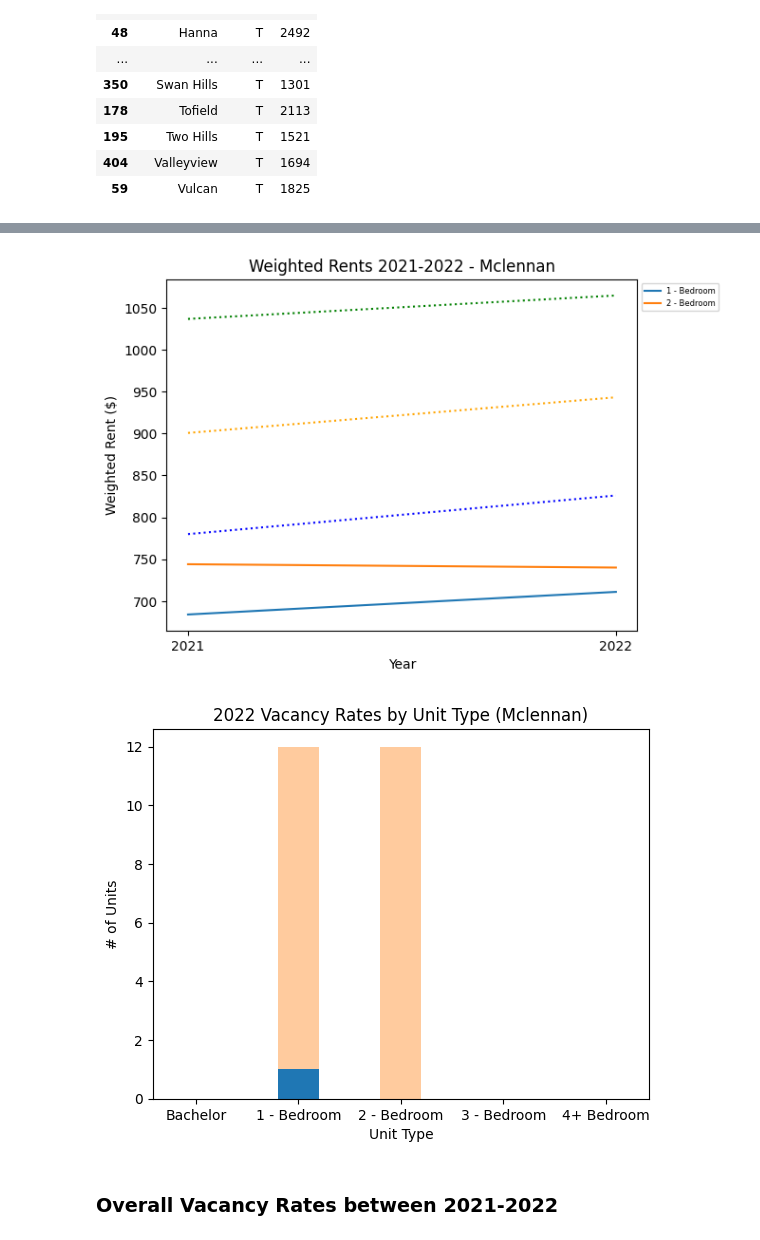
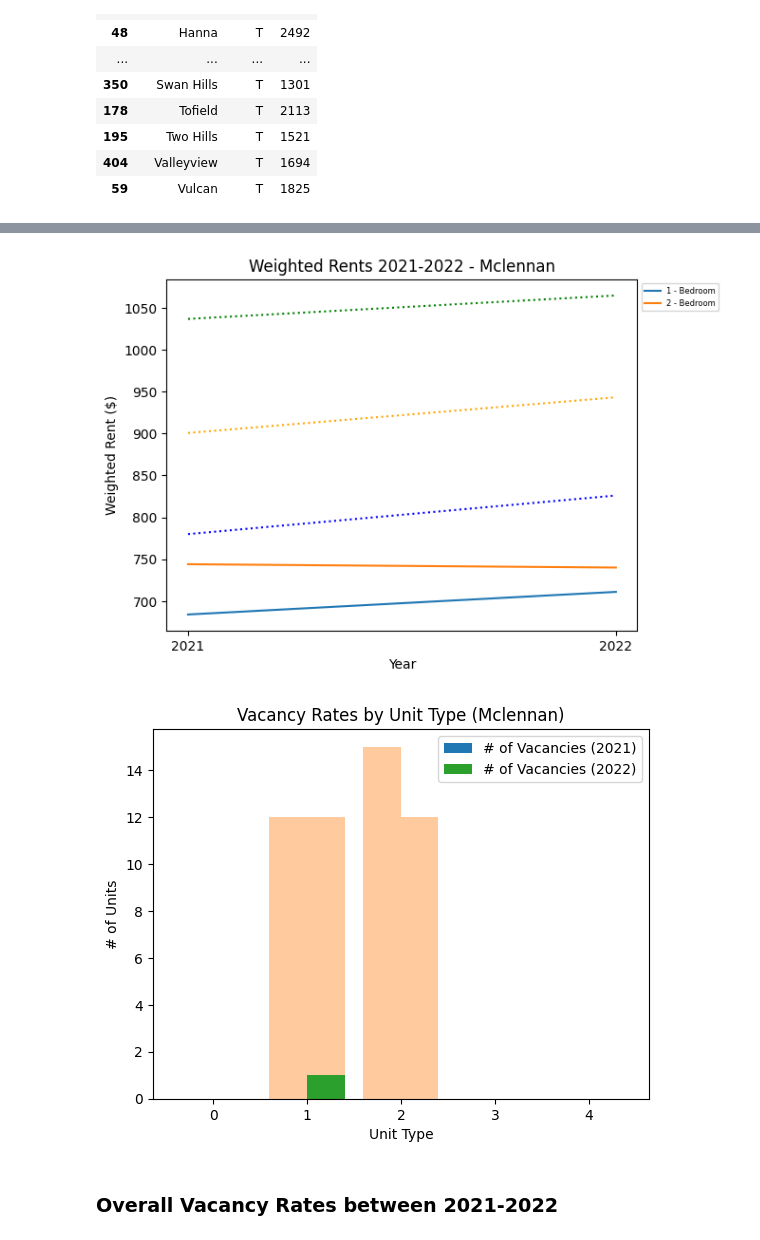
Before and after one commit to Mathemusician1729/DATA-221-Project, a Jupyter notebook: 221-Project.ipynb, the cells around one changed output, grey strips where cells are left out. Saved outputs shown, nothing was run; the diff lists cells and outputs as text; code cells hidden in the pictures.

```diff
--- a/221-Project.ipynb
+++ b/221-Project.ipynb
@@ -165,6 +252,18 @@ mclennan_vacancies = pd.read_csv("Matthew's Data/Summaries/Mclennan Summary.csv"
 mclennan_vacancies.set_index("Number and Percentage of Vacancies by Type of Unit", inplace=True)
 mclennan_vacancies = mclennan_vacancies.dropna(how='all',axis=1)
 mclennan_vacancies = mclennan_vacancies.dropna(how='all',axis=0)
-mclennan_vacancies.loc["Percentage"] = mclennan_vacancies.loc["Percentage"].apply(lambda x: x*100)
+
+mclennan_vacancies_2021 = pd.DataFrame({
+    "Bachelor": [0,0,0],
+    "1 - Bedroom":[12,0,0],
+    "2 - Bedroom": [15,0,0],
+    "3 - Bedroom": [0,0,0],
+    "4+ Bedroom": [0,0,0]})
+
+mclennan_vacancies_2021.index = mclennan_vacancies.index
+
+mclennan_vacancies = pd.concat([mclennan_vacancies_2021, mclennan_vacancies], axis=1)
+
+mclennan_vacancies.columns = pd.MultiIndex.from_tuples(multigrouping)
 mclennan_vacancies
 # %% [output]
@@ -465,30 +608,37 @@ plt.show()
 # %%
 # # Why we used this? --> Less Housing Units --> below average
 for i in range(len(mclennan.index)):
     plt.plot(["2021", "2022"], mclennan_rents.iloc[i], label=mclennan["Unit Type"].iloc[i])
 
 plt.plot([mean_1beds2021, mean_1beds2022], linestyle='dotted', color="b")
 plt.plot([mean_2beds2021, mean_2beds2022], linestyle='dotted', color="orange")
 plt.plot([mean_3beds2021, mean_3beds2022], linestyle='dotted', color="g")
 plt.title("Weighted Rents 2021-2022 - Mclennan")
 plt.xlabel("Year")
 plt.ylabel("Weighted Rent ($)")
 plt.legend(prop={'size': 6}, bbox_to_anchor=(1,1))
 plt.show()
 
-# Bar Graph of vacancy by individual unit type
-vacancy = np.array(mclennan_vacancies.loc["Vacancies"])
-num_units = np.array(mclennan_vacancies.loc["Number of Units"])
+vacancy_2021 = np.array(mclennan_vacancies["2021"].loc["Vacancies"])
+vacancy_2022 = np.array(mclennan_vacancies["2022"].loc["Vacancies"])
 
-plt.bar(mclennan_vacancies.columns, vacancy, 0.4)
-plt.bar(mclennan_vacancies.columns, num_units - vacancy, 0.4, bottom=vacancy, alpha=0.4)
-plt.title("2022 Vacancy Rates by Unit Type (Mclennan)")
+num_units_2021 = np.array(mclennan_vacancies["2021"].loc["Number of Units"])
+num_units_2022 = np.array(mclennan_vacancies["2022"].loc["Number of Units"])
+
+x_range = np.arange(len(mclennan_vacancies["2021"].columns)) # create (also allows us to offset the bars)
+
+plt.bar(x_range - 0.2, vacancy_2021, 0.4, label="# of Vacancies (2021)")
+plt.bar(x_range - 0.2, num_units_2021 - vacancy_2021, 0.4, bottom=vacancy_2021, alpha=0.4)
+plt.bar(x_range + 0.2, vacancy_2022, 0.4, color="C2", label="# of Vacancies (2022)")
+plt.bar(x_range + 0.2, num_units_2022 - vacancy_2022, 0.4, bottom=vacancy_2022, alpha=0.4, color="C1")
+plt.title("Vacancy Rates by Unit Type (Mclennan)")
 plt.xlabel("Unit Type")
 plt.ylabel("# of Units")
+plt.legend()
 plt.show()
 # %% [output]
 [figure]
-[figure, old version]
+[figure, new version]
 # %% [markdown]
 ### Overall Vacancy Rates between 2021-2022
 # %%
```
Also changed, not shown: parts of 14 cells of this notebook.
